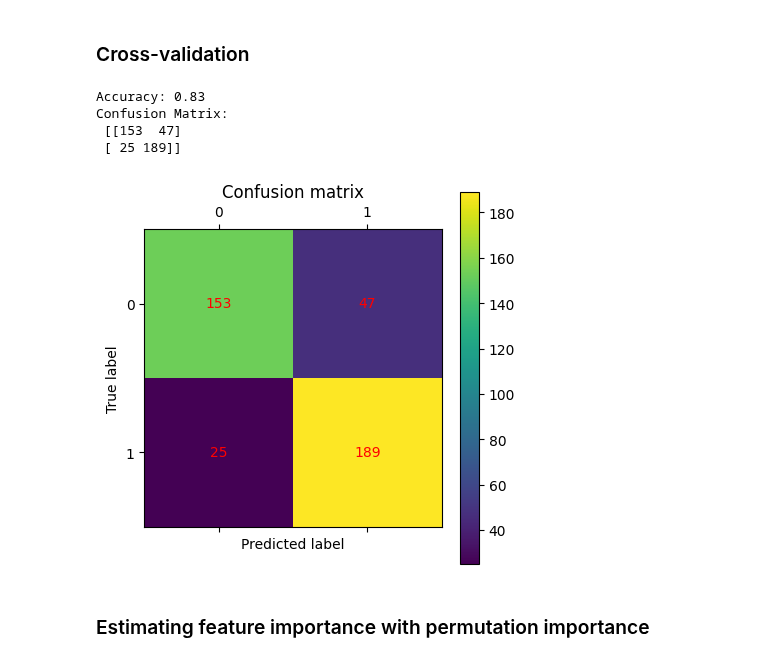
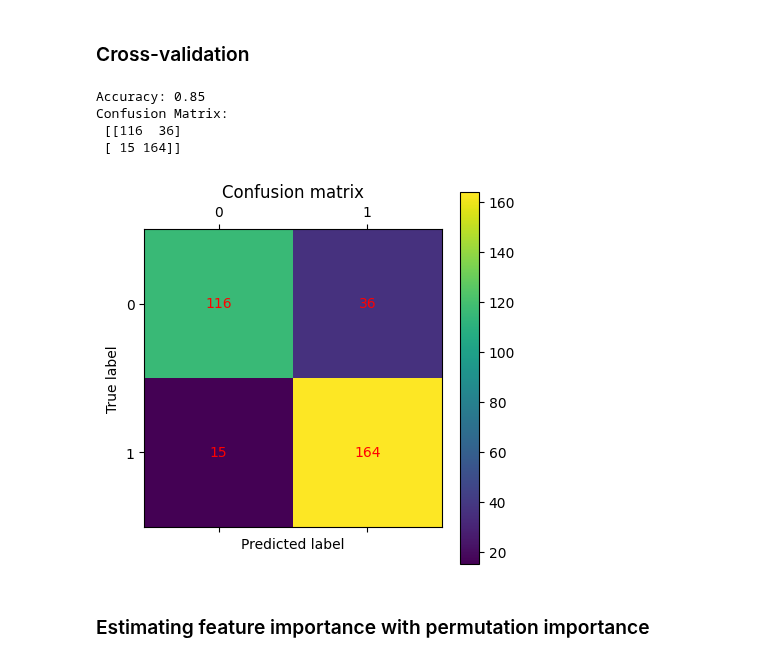
Before and after one commit to hinmiro/dataIsBeautifull_G2, a Jupyter notebook: assignments/linear_and_logistic_regression.ipynb, the cells around one changed output. Cells and saved outputs as stored; diff of their text form; code cells hidden in the pictures.

```diff
--- a/assignments/linear_and_logistic_regression.ipynb
+++ b/assignments/linear_and_logistic_regression.ipynb
@@ -144,32 +144,32 @@ Intercept:  [-0.51630777]
 # %%
 from sklearn.model_selection import cross_val_predict
 from sklearn.metrics import accuracy_score, confusion_matrix
 
-y_pred = cross_val_predict(estimator=reg, X=df, y=y_binary, cv=10)
+y_pred = cross_val_predict(estimator=reg, X=X_train, y=y_train, cv=10)
 
-cm = confusion_matrix(y_binary, y_pred)
-accuracy = accuracy_score(y_binary, y_pred)
+cm = confusion_matrix(y_train, y_pred)
+accuracy = accuracy_score(y_train, y_pred)
 
 print("Accuracy: %0.2f" % accuracy)
 print("Confusion Matrix:\n", cm)
 
 # visualize confusion matrix
 plt.matshow(cm)
 plt.title('Confusion matrix')
 plt.colorbar()
 plt.ylabel('True label')
 plt.xlabel('Predicted label')
 # include counts
 for i in range(2):
     for j in range(2):
         plt.text(j, i, cm[i, j], ha='center', va='center', color='red')
 plt.show()
 # %% [output]
-Accuracy: 0.83
+Accuracy: 0.85
 Confusion Matrix:
- [[153  47]
- [ 25 189]]
+ [[116  36]
+ [ 15 164]]
-[figure, old version]
+[figure, new version]
 # %% [markdown]
 ### Estimating feature importance with permutation importance
 # %%
```
